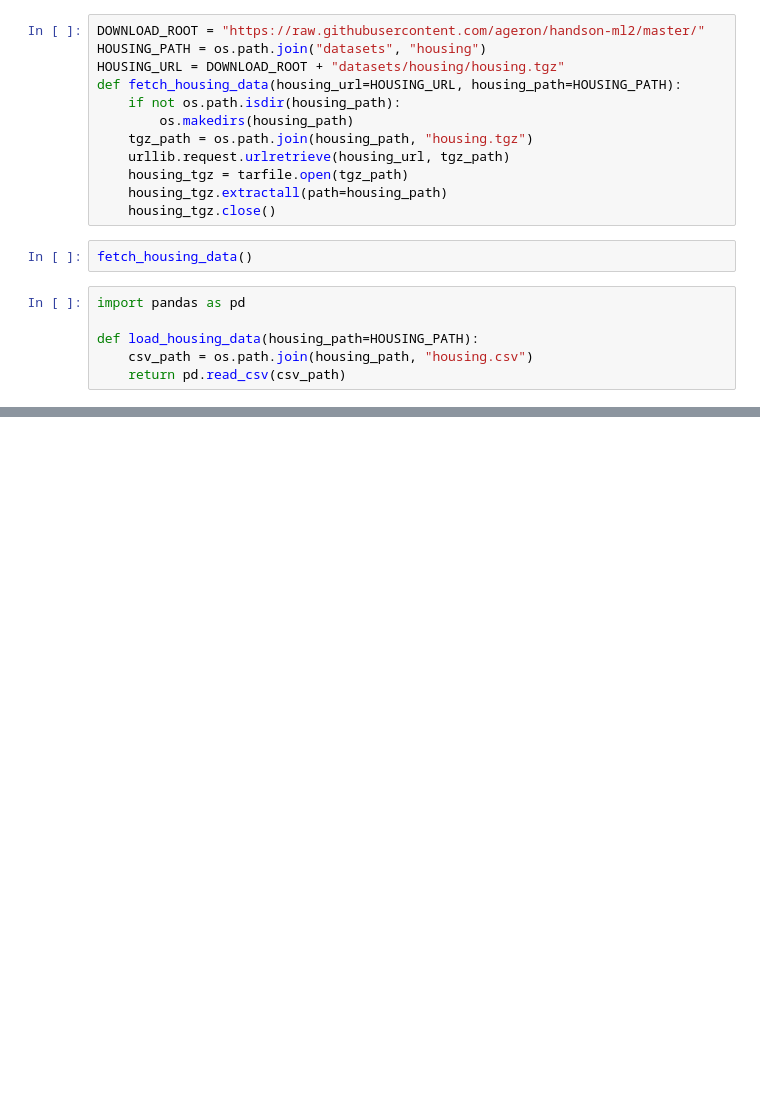
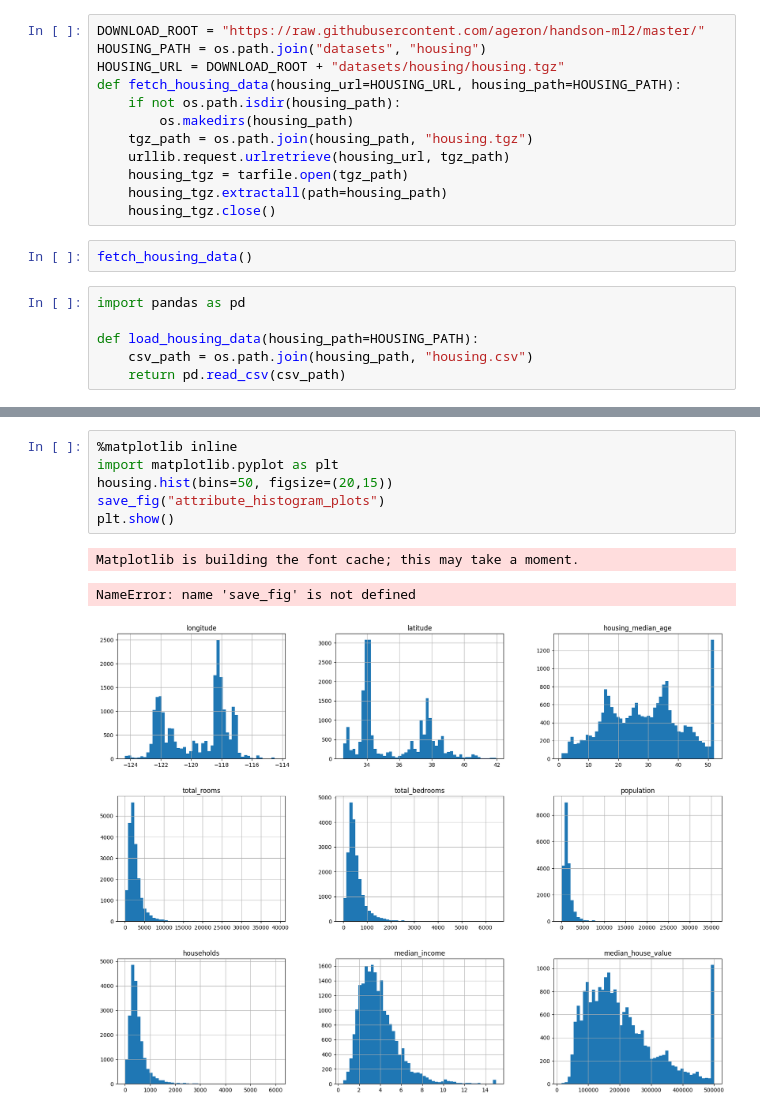
Before and after one commit to karthikathota/AI, a Jupyter notebook: ML/project/project.ipynb, the cells around one changed output, grey strips where cells are left out. Saved outputs shown, nothing was run; the diff lists cells and outputs as text; blank space fills up the shorter version.

```diff
--- a/ML/project/project.ipynb
+++ b/ML/project/project.ipynb
@@ -34,0 +77,10 @@ housing.head()
+# %%
+%matplotlib inline
+import matplotlib.pyplot as plt
+housing.hist(bins=50, figsize=(20,15))
+save_fig("attribute_histogram_plots")
+plt.show()
+# %% [output]
+Matplotlib is building the font cache; this may take a moment.
+NameError: name 'save_fig' is not defined
+[figure, added]
```
Also changed, not shown: parts of 4 cells of this notebook.
